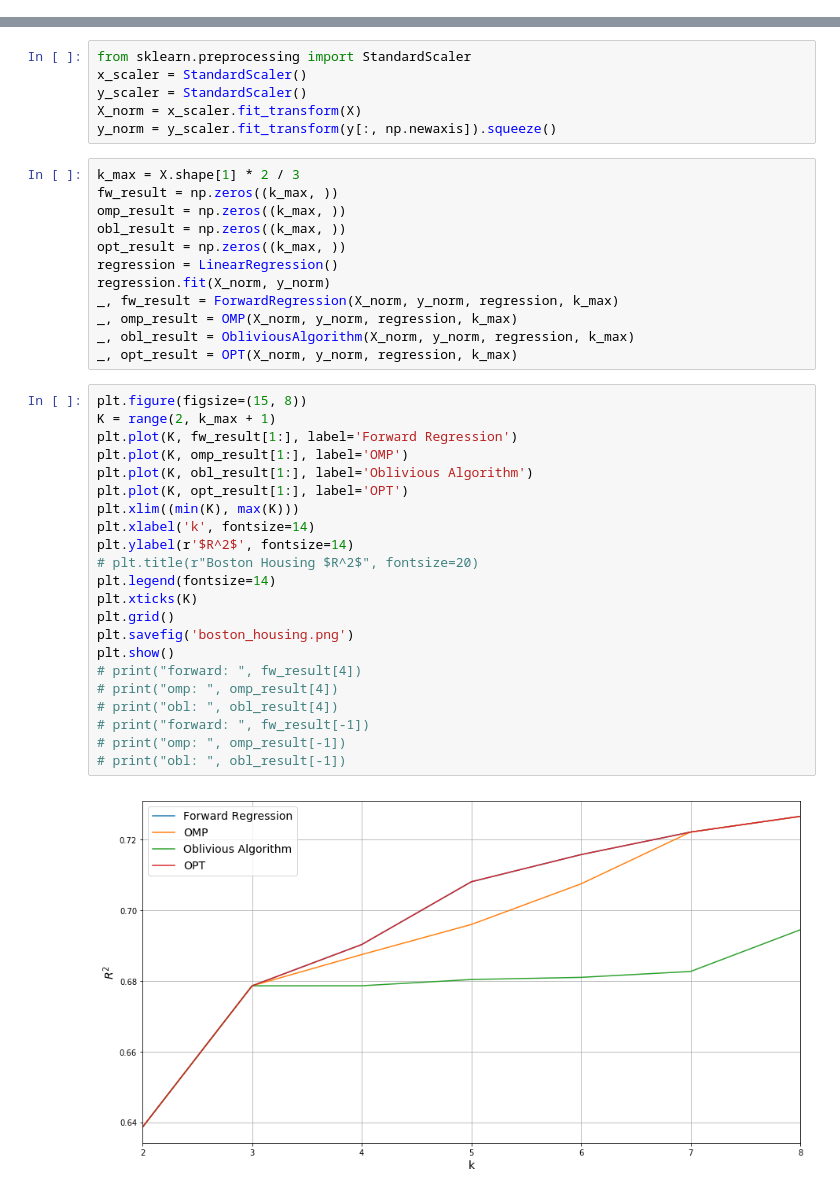
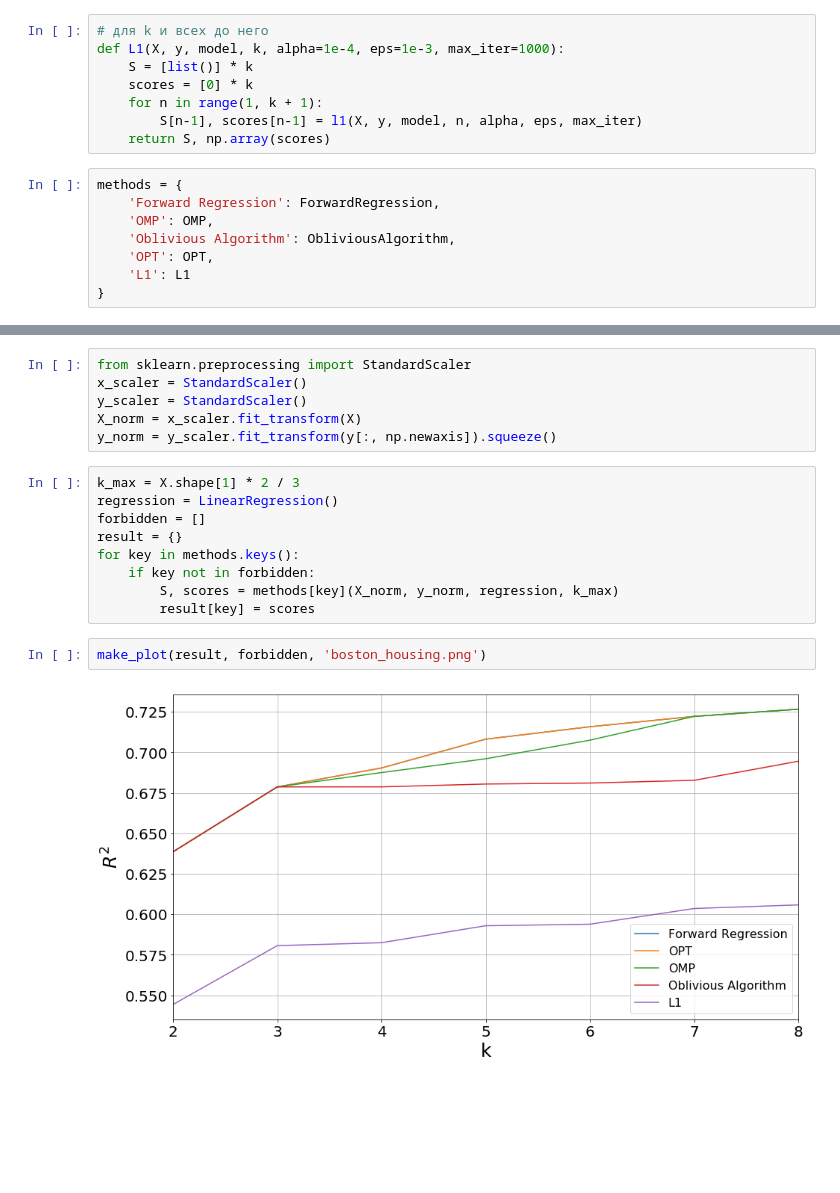
Before and after one commit to avxxx/Optimizing-Project-2020, a Jupyter notebook: Generation_and_prediction.ipynb, the cells around one changed output, grey strips where cells are left out. Saved outputs shown, nothing was run; the diff lists cells and outputs as text; blank space fills up the shorter version.

```diff
--- a/Generation_and_prediction.ipynb
+++ b/Generation_and_prediction.ipynb
@@ -134,3 +149,19 @@ def OPT(X, y, model, k):
+# %%
+# для k и всех до него
+def L1(X, y, model, k, alpha=1e-4, eps=1e-3, max_iter=1000):
+    S = [list()] * k
+    scores = [0] * k
+    for n in range(1, k + 1):
+        S[n-1], scores[n-1] = l1(X, y, model, n, alpha, eps, max_iter)
+    return S, np.array(scores)
+# %%
+methods = {
+    'Forward Regression': ForwardRegression,
+    'OMP': OMP,
+    'Oblivious Algorithm': ObliviousAlgorithm,
+    'OPT': OPT,
+    'L1': L1
+}
 # %%
 from sklearn.linear_model import LinearRegression
 from tqdm import trange
@@ -197,39 +219,16 @@ x_scaler = StandardScaler()
 y_scaler = StandardScaler()
 X_norm = x_scaler.fit_transform(X)
 y_norm = y_scaler.fit_transform(y[:, np.newaxis]).squeeze()
-# %%
-k_max = X.shape[1] * 2 / 3
-fw_result = np.zeros((k_max, ))
-omp_result = np.zeros((k_max, ))
-obl_result = np.zeros((k_max, ))
-opt_result = np.zeros((k_max, ))
-regression = LinearRegression()
-regression.fit(X_norm, y_norm)
-_, fw_result = ForwardRegression(X_norm, y_norm, regression, k_max)
-_, omp_result = OMP(X_norm, y_norm, regression, k_max)
-_, obl_result = ObliviousAlgorithm(X_norm, y_norm, regression, k_max)
-_, opt_result = OPT(X_norm, y_norm, regression, k_max)
-# %%
-plt.figure(figsize=(15, 8))
-K = range(2, k_max + 1)
-plt.plot(K, fw_result[1:], label='Forward Regression')
-plt.plot(K, omp_result[1:], label='OMP')
-plt.plot(K, obl_result[1:], label='Oblivious Algorithm')
-plt.plot(K, opt_result[1:], label='OPT')
-plt.xlim((min(K), max(K)))
-plt.xlabel('k', fontsize=14)
-plt.ylabel(r'$R^2$', fontsize=14)
-# plt.title(r"Boston Housing $R^2$", fontsize=20)
-plt.legend(fontsize=14)
-plt.xticks(K)
-plt.grid()
-plt.savefig('boston_housing.png')
-plt.show()
-# print("forward: ", fw_result[4])
-# print("omp: ", omp_result[4])
-# print("obl: ", obl_result[4])
-# print("forward: ", fw_result[-1])
-# print("omp: ", omp_result[-1])
-# print("obl: ", obl_result[-1])
-# %% [output]
-[figure, removed]
+# %%
+k_max = X.shape[1] * 2 / 3
+regression = LinearRegression()
+forbidden = []
+result = {}
+for key in methods.keys():
+    if key not in forbidden:
+        S, scores = methods[key](X_norm, y_norm, regression, k_max)
+        result[key] = scores
+# %%
+make_plot(result, forbidden, 'boston_housing.png')
+# %% [output]
+[figure, added]
```
Also changed, not shown: parts of 5 cells of this notebook.
